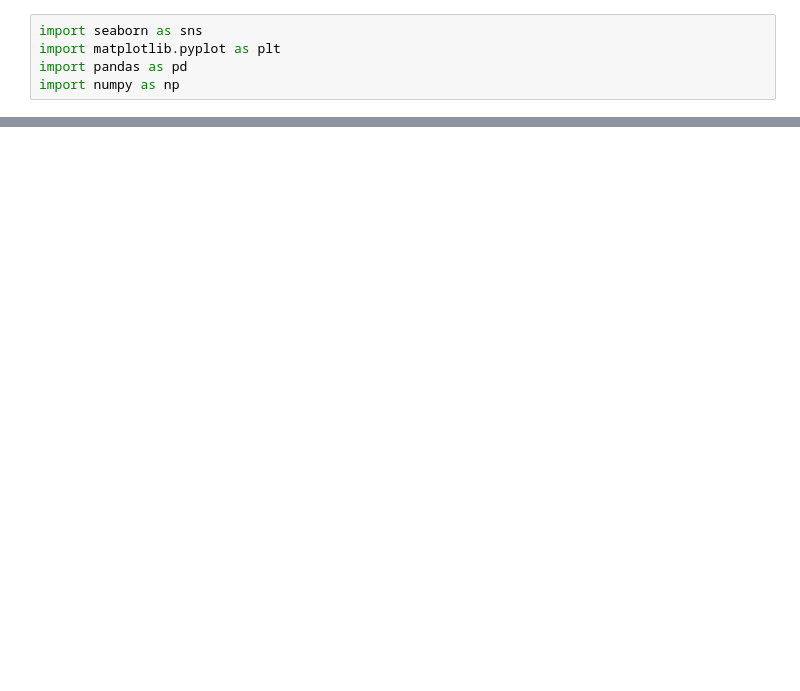
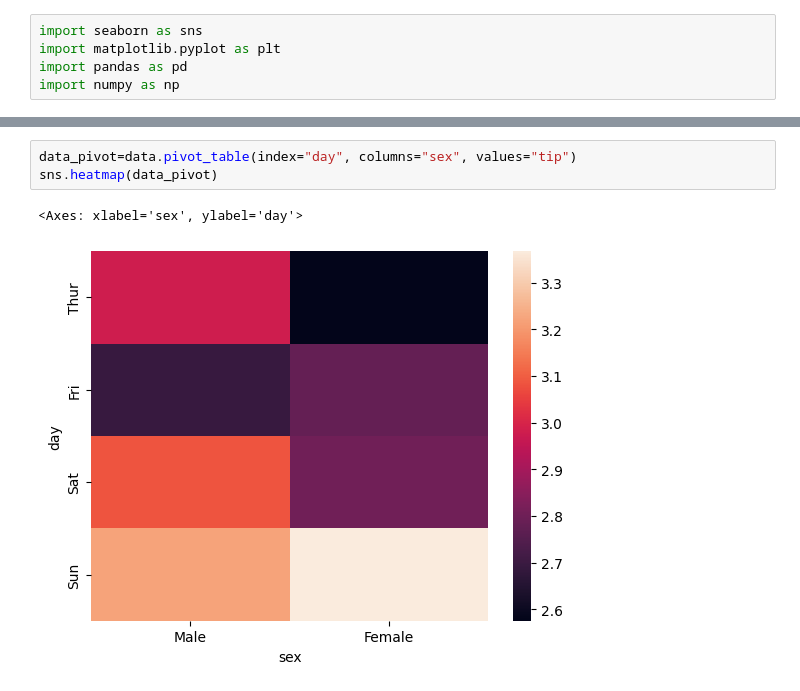
Before and after one commit to MithunKumarRajak/Machine-Learning, a Jupyter notebook: Seaborn/Matrix_plots.ipynb, the cells around one changed output, grey strips where cells are left out. Cells and saved outputs as stored; diff of their text form; blank space fills up the shorter version.

```diff
--- a/Seaborn/Matrix_plots.ipynb
+++ b/Seaborn/Matrix_plots.ipynb
@@ -19,0 +88,6 @@ data.sample(2)
+# %%
+data_pivot=data.pivot_table(index="day", columns="sex", values="tip")
+sns.heatmap(data_pivot)
+# %% [output]
+<Axes: xlabel='sex', ylabel='day'>
+[figure, added]
```
Also changed, not shown: parts of 16 cells of this notebook.
